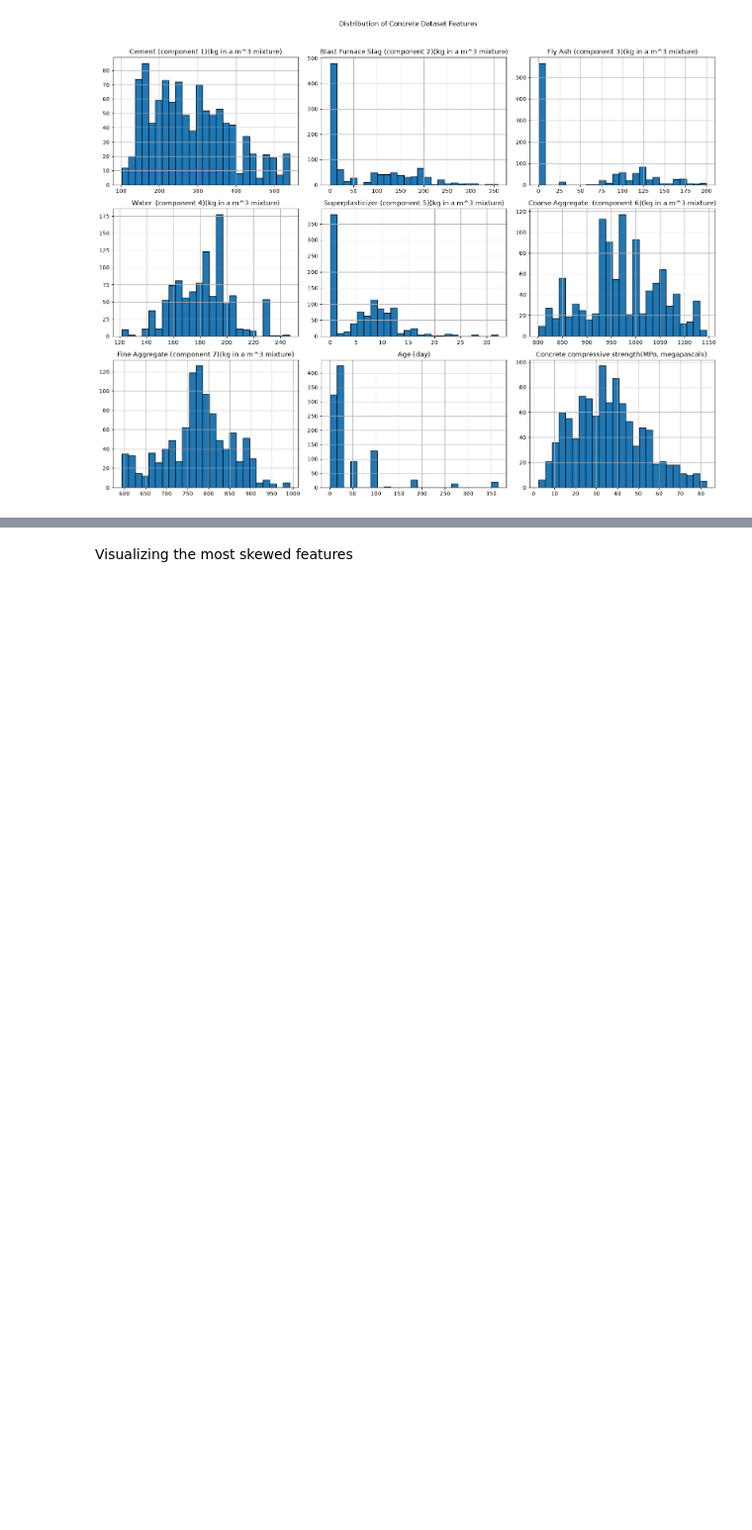
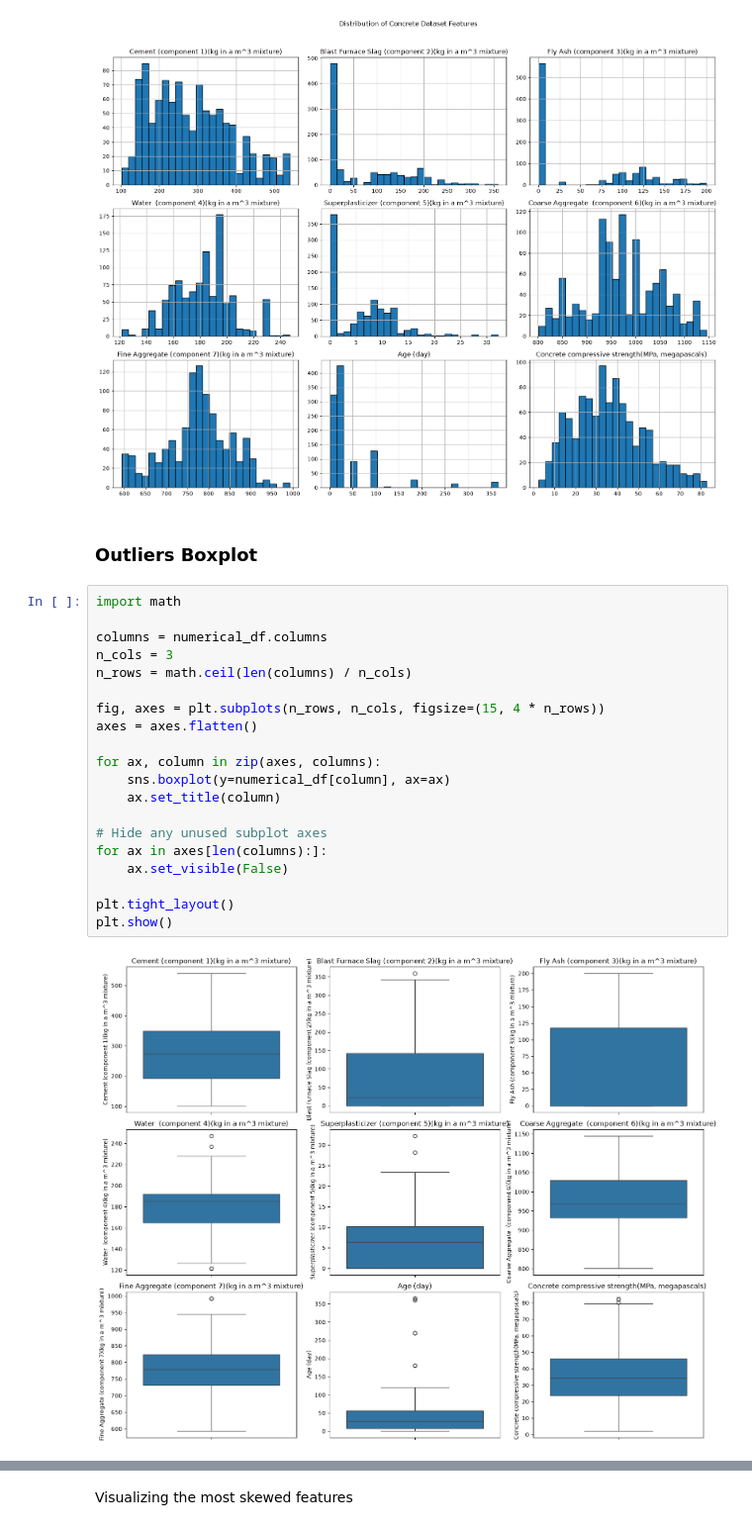
Before and after one commit to amaysaxena02/CDAC, a Jupyter notebook: Machine Learning/Concrete Compressive Strength/Concrete_Compressive_Strength_Prediction.ipynb, the cells around one changed output, grey strips where cells are left out. Shown at 99% size. Cells and saved outputs as stored; diff of their text form; blank space fills up the shorter version.

```diff
--- a/Machine Learning/Concrete Compressive Strength/Concrete_Compressive_Strength_Prediction.ipynb
+++ b/Machine Learning/Concrete Compressive Strength/Concrete_Compressive_Strength_Prediction.ipynb
@@ -168,3 +228,27 @@ plt.tight_layout()
 plt.show()
 # %% [output]
 [figure]
+# %% [markdown]
+### Outliers Boxplot
+# %%
+import math
+
+columns = numerical_df.columns
+n_cols = 3
+n_rows = math.ceil(len(columns) / n_cols)
+
+fig, axes = plt.subplots(n_rows, n_cols, figsize=(15, 4 * n_rows))
+axes = axes.flatten()
+
+for ax, column in zip(axes, columns):
+    sns.boxplot(y=numerical_df[column], ax=ax)
+    ax.set_title(column)
+
+# Hide any unused subplot axes
+for ax in axes[len(columns):]:
+    ax.set_visible(False)
+
+plt.tight_layout()
+plt.show()
+# %% [output]
+[figure, added]
```
Also changed, not shown: parts of 56 cells of this notebook, 3 other files.
